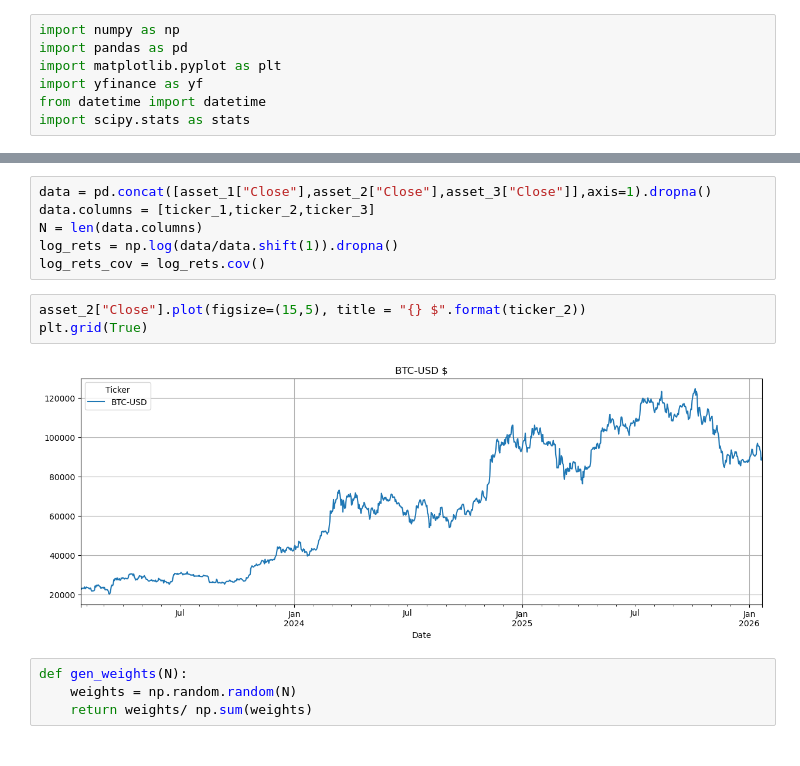
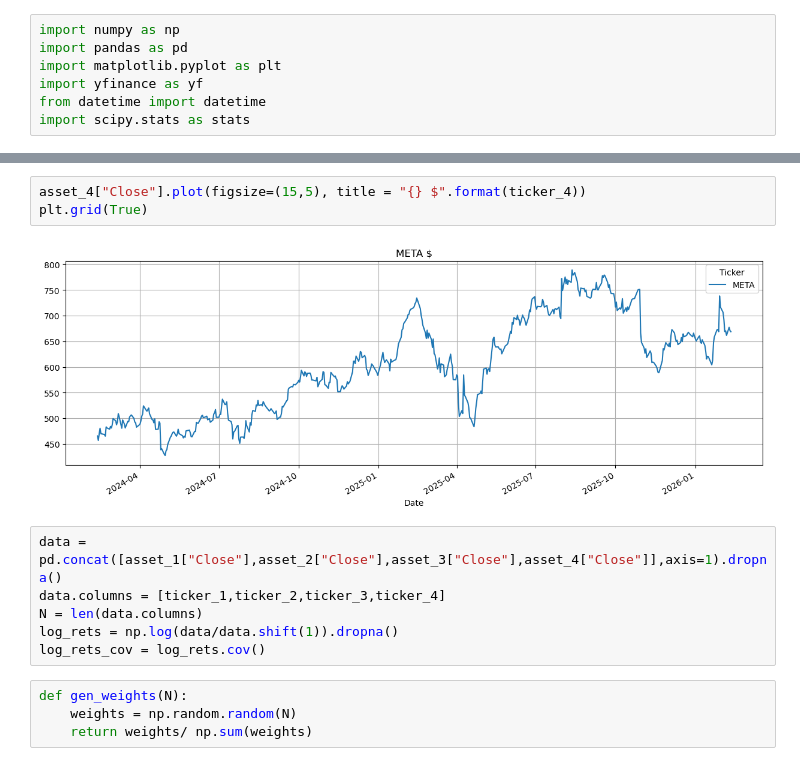
Before and after one commit to Wenbo-Git/Finance, a Jupyter notebook: Portfolio Management/Portfolio Optimization/Portfolio Optimization.ipynb, the cells around one changed output, grey strips where cells are left out. Saved outputs shown, nothing was run; the diff lists cells and outputs as text.

```diff
--- a/Portfolio Management/Portfolio Optimization/Portfolio Optimization.ipynb
+++ b/Portfolio Management/Portfolio Optimization/Portfolio Optimization.ipynb
@@ -32,14 +40,14 @@ plt.grid(True)
+# %%
+asset_4["Close"].plot(figsize=(15,5), title = "{} $".format(ticker_4))
+plt.grid(True)
+# %% [output]
+[figure, added]
 # %%
-data = pd.concat([asset_1["Close"],asset_2["Close"],asset_3["Close"]],axis=1).dropna()
-data.columns = [ticker_1,ticker_2,ticker_3]
+data = pd.concat([asset_1["Close"],asset_2["Close"],asset_3["Close"],asset_4["Close"]],axis=1).dropna()
+data.columns = [ticker_1,ticker_2,ticker_3,ticker_4]
 N = len(data.columns)
 log_rets = np.log(data/data.shift(1)).dropna()
 log_rets_cov = log_rets.cov()
-# %%
-asset_2["Close"].plot(figsize=(15,5), title = "{} $".format(ticker_2))
-plt.grid(True)
-# %% [output]
-[figure, removed]
 # %%
 def gen_weights(N):
     weights = np.random.random(N)
```
Also changed, not shown: parts of 7 cells of this notebook.
